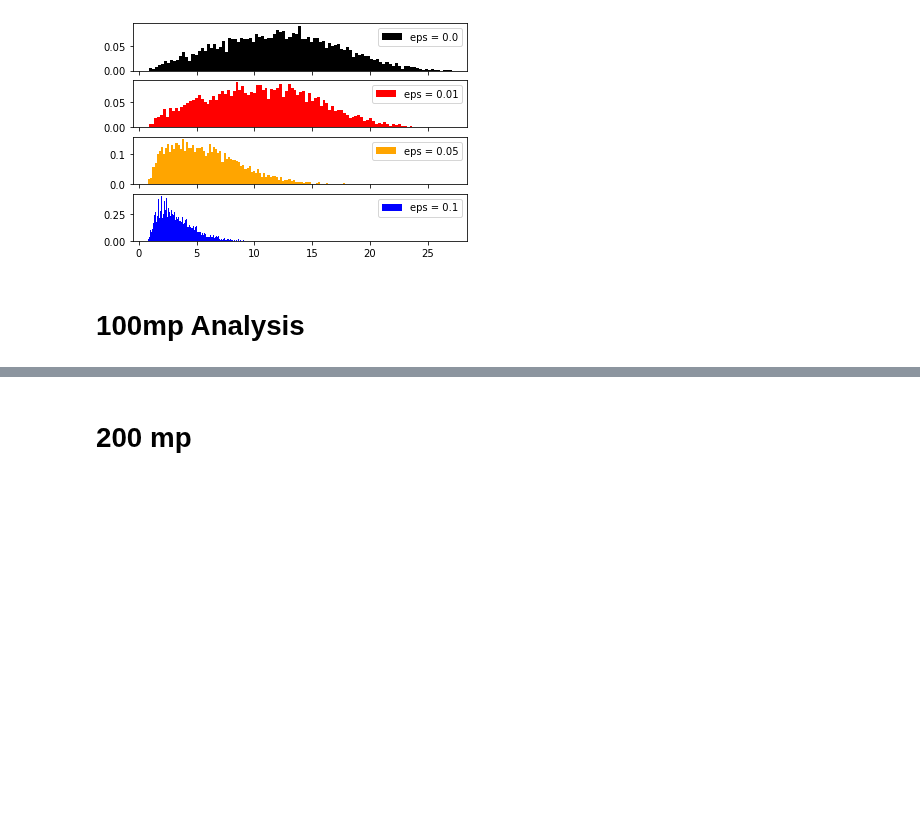
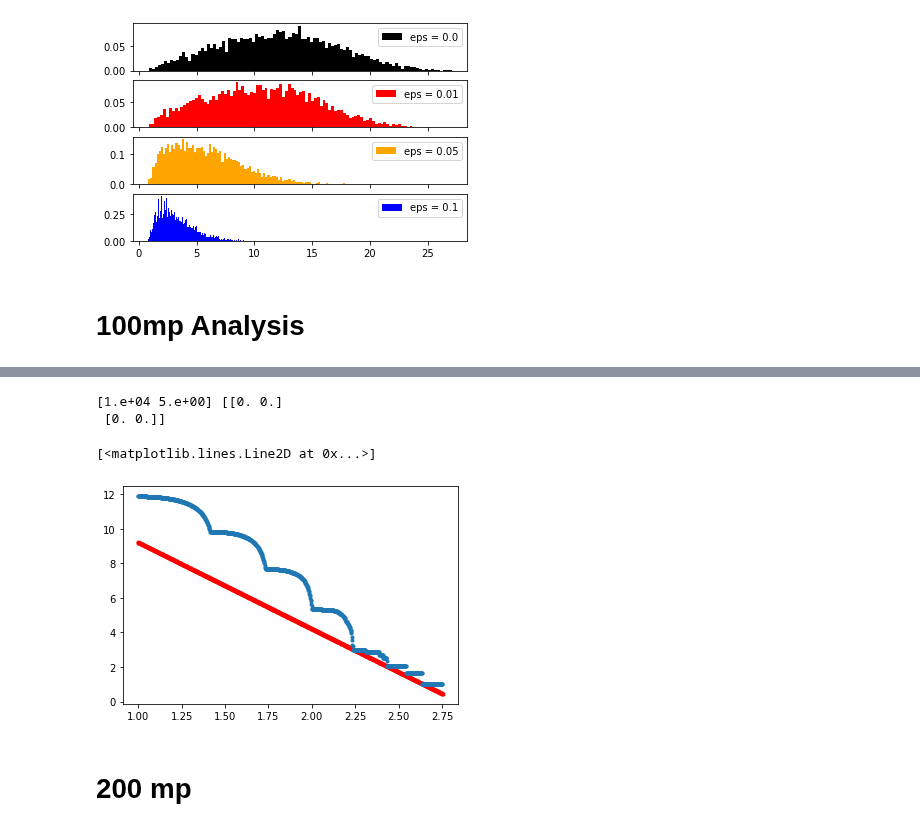
Before and after one commit to qtaylorphys/BH_Extremal, a Jupyter notebook: Analysis.ipynb, the cells around one changed output, grey strips where cells are left out. Saved outputs shown, nothing was run; the diff lists cells and outputs as text; code cells hidden in the pictures; blank space fills up the shorter version.

```diff
--- a/Analysis.ipynb
+++ b/Analysis.ipynb
@@ -124,3 +141,17 @@ plt.show()
+# %%
+def fit(m, b, a):
+    return np.log(b * np.exp(-a * (m - 1)))
+# %%
+y = fit(mprime, 10000, 5)
+popt, pcov = curve_fit(fit, mprime, y)
+print(popt, pcov)
+plt.plot(mprime, fit(mprime, *popt), 'r.', label = "Curve Fit")
+plt.plot(mprime, eta, '.', label = "Data")
+# %% [output]
+[1.e+04 5.e+00] [[0. 0.]
+ [0. 0.]]
+[<matplotlib.lines.Line2D at 0x...>]
+[figure, added]
 # %% [markdown]
 # 200 mp
 # %%
```
Also changed, not shown: parts of 17 cells of this notebook.
